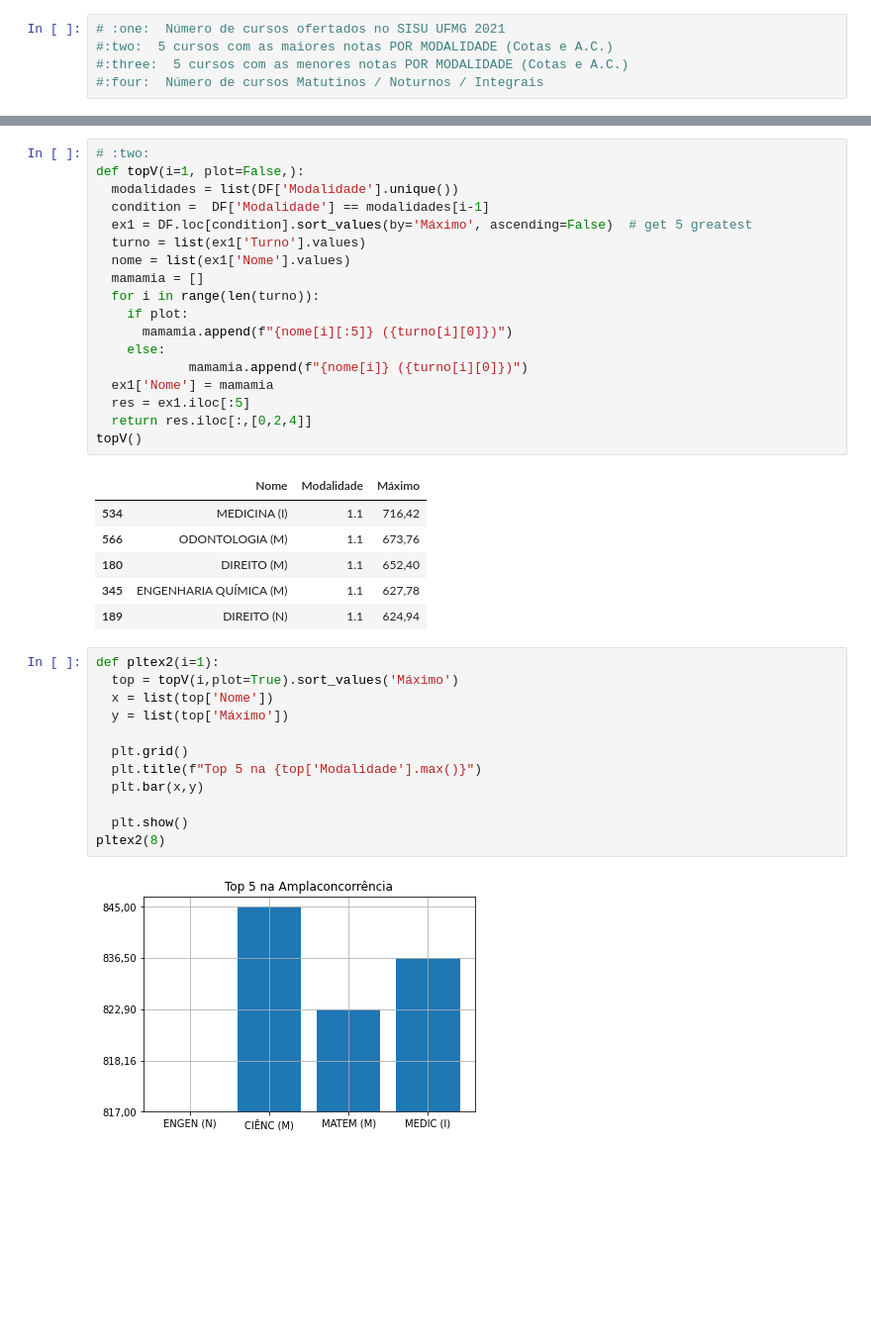
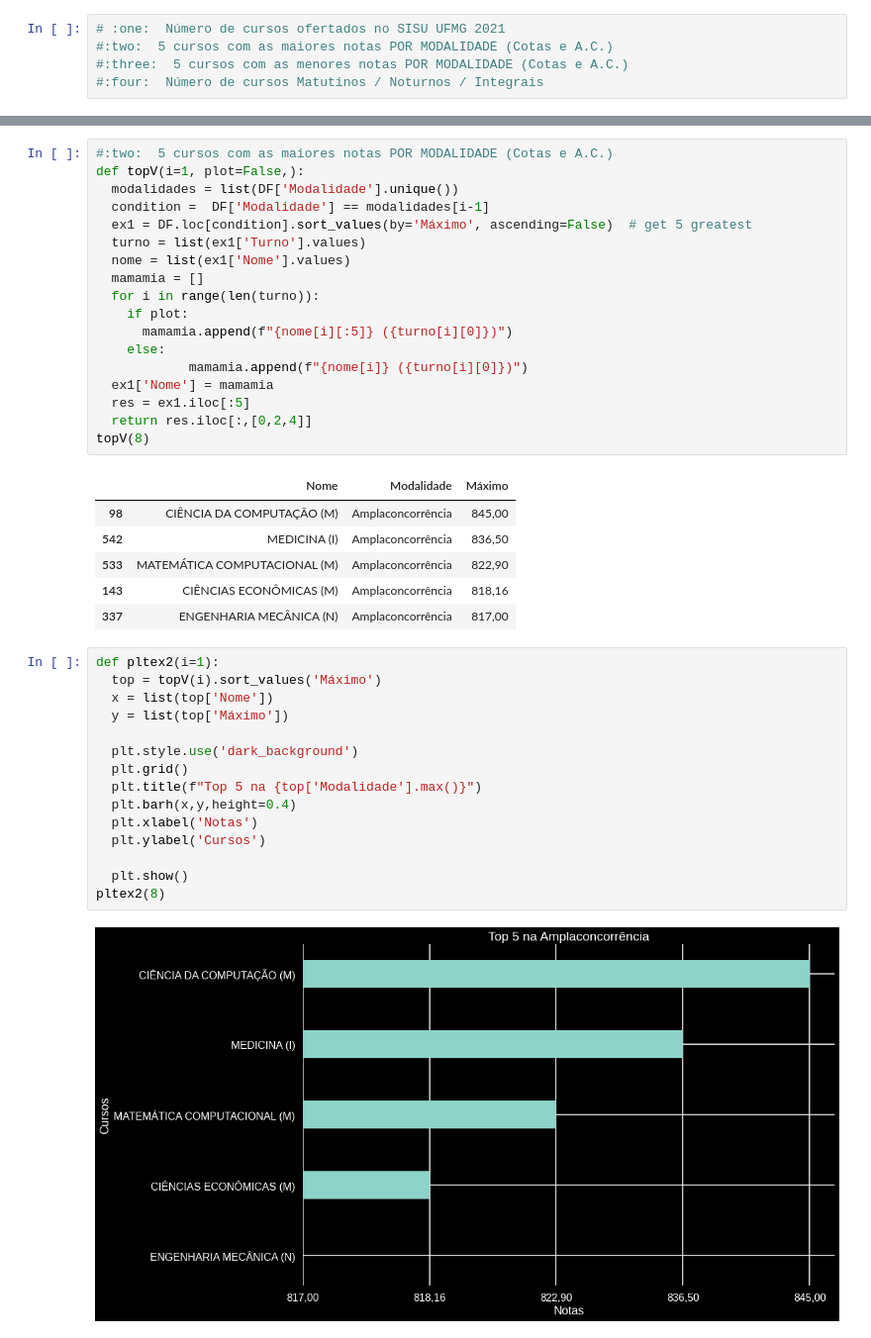
Before and after one commit to Gilnior/UFMGsisu2021, a Jupyter notebook: sisuUFMG.ipynb, the cells around one changed output, grey strips where cells are left out. Shown at 99% size. Saved outputs shown, nothing was run; the diff lists cells and outputs as text; blank space fills up the shorter version.

```diff
--- a/sisuUFMG.ipynb
+++ b/sisuUFMG.ipynb
@@ -112,7 +119,7 @@ DF['Nome'].nunique()
 # %% [output]
 71
 # %%
-# :two:
+#:two:  5 cursos com as maiores notas POR MODALIDADE (Cotas e A.C.)
 def topV(i=1, plot=False,):
   modalidades = list(DF['Modalidade'].unique())
   condition =  DF['Modalidade'] == modalidades[i-1]
@@ -128,26 +135,29 @@ def topV(i=1, plot=False,):
   ex1['Nome'] = mamamia
   res = ex1.iloc[:5]
   return res.iloc[:,[0,2,4]]
-topV()
+topV(8)
 # %% [output]
 |  | Nome | Modalidade | Máximo |
-| 534 | MEDICINA (I) | 1.1 | 716,42 |
-| 566 | ODONTOLOGIA (M) | 1.1 | 673,76 |
-| 180 | DIREITO (M) | 1.1 | 652,40 |
-| 345 | ENGENHARIA QUÍMICA (M) | 1.1 | 627,78 |
-| 189 | DIREITO (N) | 1.1 | 624,94 |
+| 98 | CIÊNCIA DA COMPUTAÇÃO (M) | Amplaconcorrência | 845,00 |
+| 542 | MEDICINA (I) | Amplaconcorrência | 836,50 |
+| 533 | MATEMÁTICA COMPUTACIONAL (M) | Amplaconcorrência | 822,90 |
+| 143 | CIÊNCIAS ECONÔMICAS (M) | Amplaconcorrência | 818,16 |
+| 337 | ENGENHARIA MECÂNICA (N) | Amplaconcorrência | 817,00 |
 # %%
 def pltex2(i=1):
-  top = topV(i,plot=True).sort_values('Máximo')
+  top = topV(i).sort_values('Máximo')
   x = list(top['Nome'])
   y = list(top['Máximo'])
 
+  plt.style.use('dark_background')
   plt.grid()
   plt.title(f"Top 5 na {top['Modalidade'].max()}")
-  plt.bar(x,y)
+  plt.barh(x,y,height=0.4)
+  plt.xlabel('Notas')
+  plt.ylabel('Cursos')
 
   plt.show()
 pltex2(8)
 # %% [output]
-[figure, old version]
+[figure, new version]
 # %%
```
Also changed, not shown: parts of 7 cells of this notebook.
